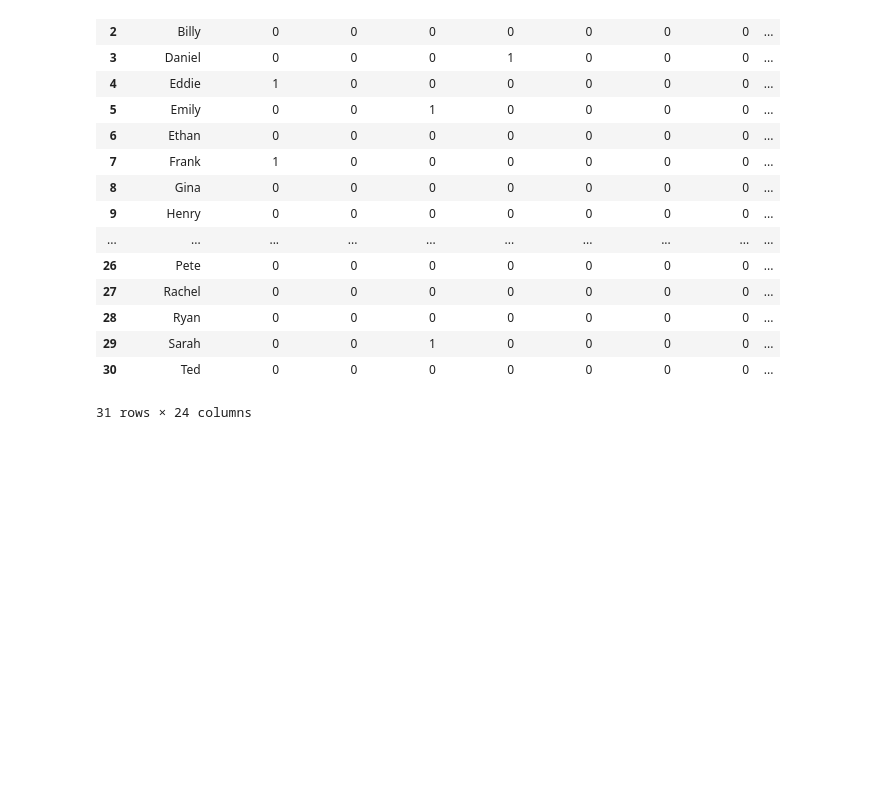
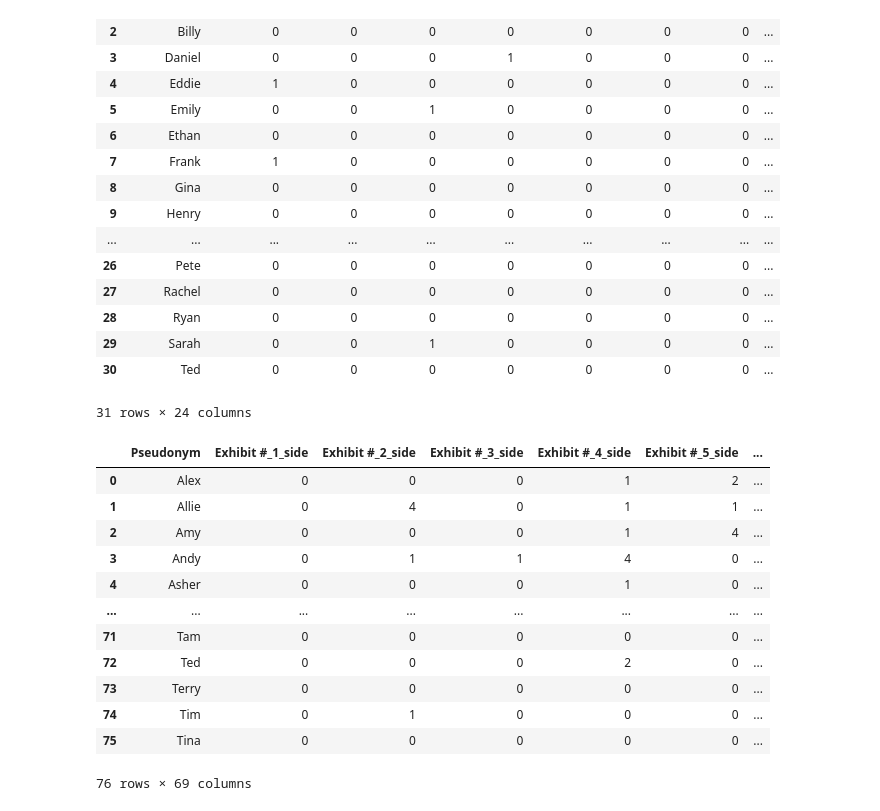
Before and after one commit to Hailcyon/AISL-data-analysis, a Jupyter notebook: create_side_door_person_totals_df.ipynb, the cells around one changed output. Drawn from its saved outputs; the diff is of its cells as text; code cells hidden in the pictures; blank space fills up the shorter version.

```diff
--- a/create_side_door_person_totals_df.ipynb
+++ b/create_side_door_person_totals_df.ipynb
@@ -63,3 +105,7 @@ messy_middle_df = clean_data(all_doors_df_clean.copy(), "MM")
+# %%
+side_doors_df = create_door_type_dfs(all_doors_df_clean.copy(), "SIDE")
+door_close_df = create_door_type_dfs(all_doors_df_clean.copy(), "DC")
+messy_middle_df = create_door_type_dfs(all_doors_df_clean.copy(), "MM")
 # %%
 #create binary dummy columns for door occurances in each area of the exhibit
 side_doors_df = pd.get_dummies(side_doors_df, columns=['Exhibit #'], drop_first=False, dtype=int)
@@ -186,3 +223,48 @@ display(messy_middle_df)
 | 29 | Sarah | 0 | 0 | 1 | 0 | 0 | 0 | 0 | ... |
 | 30 | Ted | 0 | 0 | 0 | 0 | 0 | 0 | 0 | ... |
 31 rows × 24 columns
+# %%
+#rename exhibit columns so that they will have correct suffix when merged
+messy_middle_df = messy_middle_df.rename(columns={col: f"{col}_mm" for col in messy_middle_df.columns if 'Exhibit #' in col})
+side_doors_df = side_doors_df.rename(columns={col: f"{col}_side" for col in side_doors_df.columns if 'Exhibit #' in col})
+door_close_df = door_close_df.rename(columns={col: f"{col}_dc" for col in door_close_df.columns if 'Exhibit #' in col})
+
+total_doors_by_person_exhibit = (pd.merge(side_doors_df,
+                                    door_close_df,
+                                    on='Pseudonym',
+                                    how='outer', suffixes=('', '_x'))
+                                .merge(messy_middle_df,
+                                    on='Pseudonym',
+                                    how='outer', suffixes=('', '_y')))
+# %%
+total_doors_by_person_exhibit = remove_duplicates(total_doors_by_person_exhibit, '_y')
+total_doors_by_person_exhibit = remove_duplicates(total_doors_by_person_exhibit, '_x')
+
+#fill null values with 0
+total_doors_by_person_exhibit = total_doors_by_person_exhibit.fillna(0)
+# %%
+#remove extra characters in age
+total_doors_by_person_exhibit['age'] = total_doors_by_person_exhibit['age'].str.extract(r'(\d+)')
+
+# Convert number columns to int
+columns_to_convert = ['UT?', 'rural/urban', 'age'] + [col for col in total_doors_by_person_exhibit.columns if "Exhibit #" in col]
+total_doors_by_person_exhibit[columns_to_convert] = total_doors_by_person_exhibit[columns_to_convert].astype(int)
+
+#add missing columns and fill with zeros
+total_doors_by_person_exhibit[['Exhibit #_1_mm','Exhibit #_8_mm', 'Exhibit #_14_mm']] = 0
+# %%
+display(total_doors_by_person_exhibit)
+# %% [output]
+|  | Pseudonym | Exhibit #_1_side | Exhibit #_2_side | Exhibit #_3_side | Exhibit #_4_side | Exhibit #_5_side | ... |
+| 0 | Alex | 0 | 0 | 0 | 1 | 2 | ... |
+| 1 | Allie | 0 | 4 | 0 | 1 | 1 | ... |
+| 2 | Amy | 0 | 0 | 0 | 1 | 4 | ... |
+| 3 | Andy | 0 | 1 | 1 | 4 | 0 | ... |
+| 4 | Asher | 0 | 0 | 0 | 1 | 0 | ... |
+| ... | ... | ... | ... | ... | ... | ... | ... |
+| 71 | Tam | 0 | 0 | 0 | 0 | 0 | ... |
+| 72 | Ted | 0 | 0 | 0 | 2 | 0 | ... |
+| 73 | Terry | 0 | 0 | 0 | 0 | 0 | ... |
+| 74 | Tim | 0 | 1 | 0 | 0 | 0 | ... |
+| 75 | Tina | 0 | 0 | 0 | 0 | 0 | ... |
+76 rows × 69 columns
```
Also changed, not shown: parts of 5 cells of this notebook, 2 other files.
